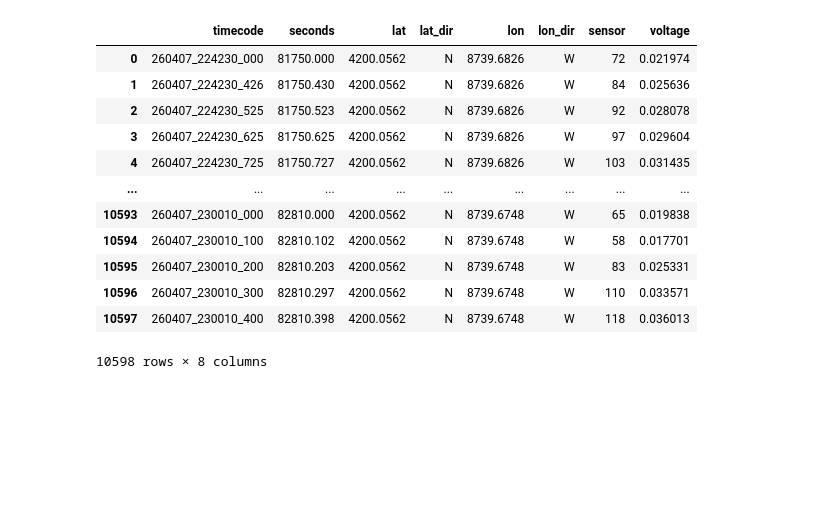
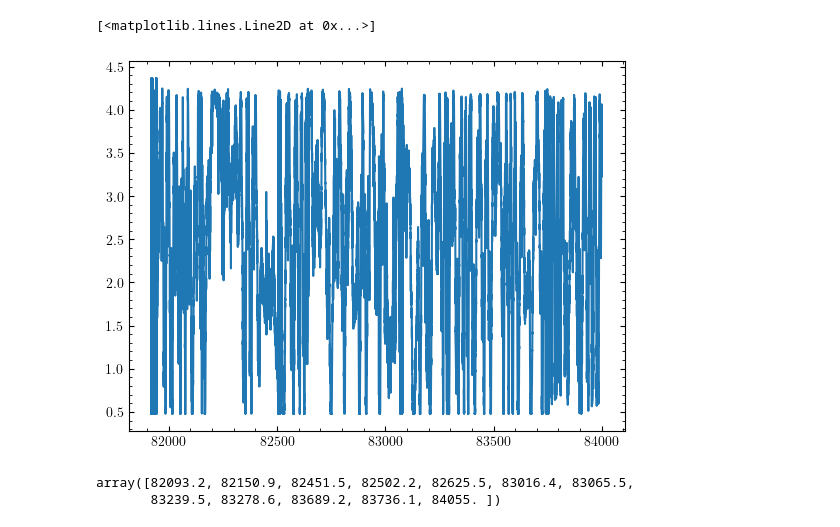
Before and after one commit to Bkorotko03/ALTrainSeismo, a Jupyter notebook: analysisPipe/csvCleaner.ipynb, the cells around one changed output. Cells and saved outputs as stored; diff of their text form; code cells hidden in the pictures; blank space fills up the shorter version.

```diff
--- a/analysisPipe/csvCleaner.ipynb
+++ b/analysisPipe/csvCleaner.ipynb
@@ -41,16 +44,16 @@ clickDrop = clickerdata.dropna(subset=['seconds']).reset_index(drop=True)
-# %%
-voltagedata
-# %% [output]
-|  | timecode | seconds | lat | lat_dir | lon | lon_dir | sensor | voltage |
-| 0 | 260407_224230_000 | 81750.000 | 4200.0562 | N | 8739.6826 | W | 72 | 0.021974 |
-| 1 | 260407_224230_426 | 81750.430 | 4200.0562 | N | 8739.6826 | W | 84 | 0.025636 |
-| 2 | 260407_224230_525 | 81750.523 | 4200.0562 | N | 8739.6826 | W | 92 | 0.028078 |
-| 3 | 260407_224230_625 | 81750.625 | 4200.0562 | N | 8739.6826 | W | 97 | 0.029604 |
-| 4 | 260407_224230_725 | 81750.727 | 4200.0562 | N | 8739.6826 | W | 103 | 0.031435 |
-| ... | ... | ... | ... | ... | ... | ... | ... | ... |
-| 10593 | 260407_230010_000 | 82810.000 | 4200.0562 | N | 8739.6748 | W | 65 | 0.019838 |
-| 10594 | 260407_230010_100 | 82810.102 | 4200.0562 | N | 8739.6748 | W | 58 | 0.017701 |
-| 10595 | 260407_230010_200 | 82810.203 | 4200.0562 | N | 8739.6748 | W | 83 | 0.025331 |
-| 10596 | 260407_230010_300 | 82810.297 | 4200.0562 | N | 8739.6748 | W | 110 | 0.033571 |
-| 10597 | 260407_230010_400 | 82810.398 | 4200.0562 | N | 8739.6748 | W | 118 | 0.036013 |
-10598 rows × 8 columns
+# %%
+def arrayExtract(fpath,voltCon,endCut=10,fs=100):
+    # import csv and prep colums
+    DF = pd.read_csv(fpath)
+    DF['seconds'] = pd.to_numeric(DF['seconds'],errors='coerce')
+    DF['sensor'] = pd.to_numeric(DF['sensor'],errors='coerce')
+    DF = DF.dropna(subset=['seconds']).reset_index(drop=True)
+
+    # now want to make chops
+    endIdx = endCut*fs # endCut in seconds, fs in Hz
+    DFSecs = DF['seconds']
+    DFSecs = DFSecs[endIdx:-endIdx]
+    DFSens = DF['sensor']
+    DFSens = DFSens[endIdx:-endIdx]
+    DFVolt = DFSens * voltCon
+    return DFSecs,DFSens,DFVolt
@@ -57 +94,13 @@ voltagedata
+# %%
+unoSecs,unoSens,unoVolt = arrayExtract('../SDCardOut/uno/concurrentUNO1.CSV',5/16383)
+# %%
+plt.plot(unoSecs,unoVolt)
+# %% [output]
+[<matplotlib.lines.Line2D at 0x...>]
+[figure, added]
+# %%
+clickArr
+# %% [output]
+array([82093.2, 82150.9, 82451.5, 82502.2, 82625.5, 83016.4, 83065.5,
+       83239.5, 83278.6, 83689.2, 83736.1, 84055. ])
 # %%
```
Also changed, not shown: parts of 16 cells of this notebook, 4 other files.
